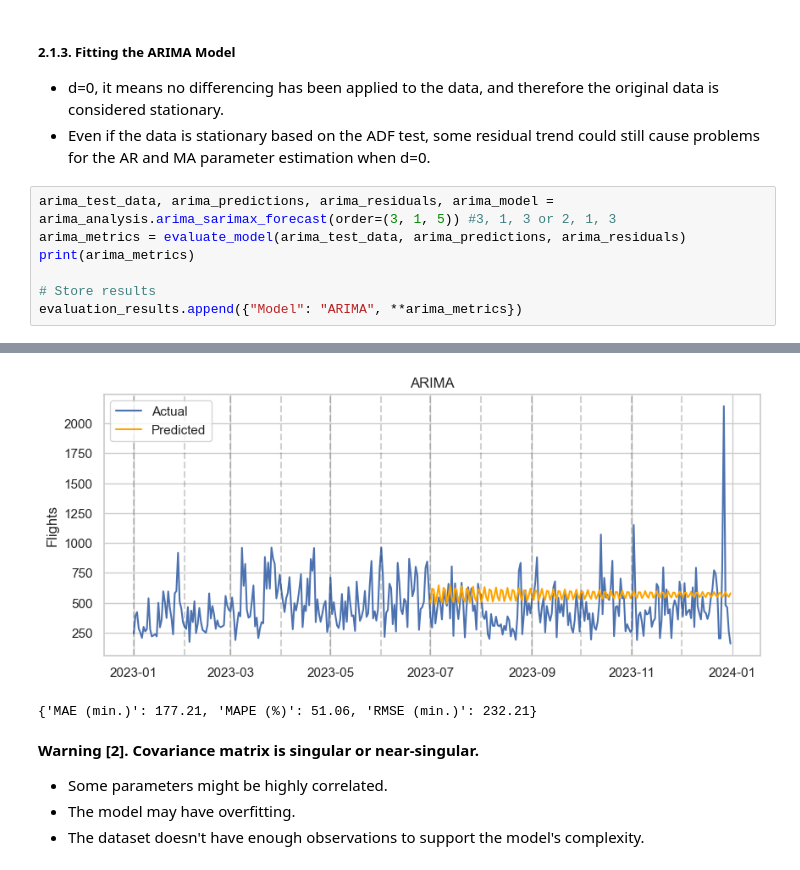
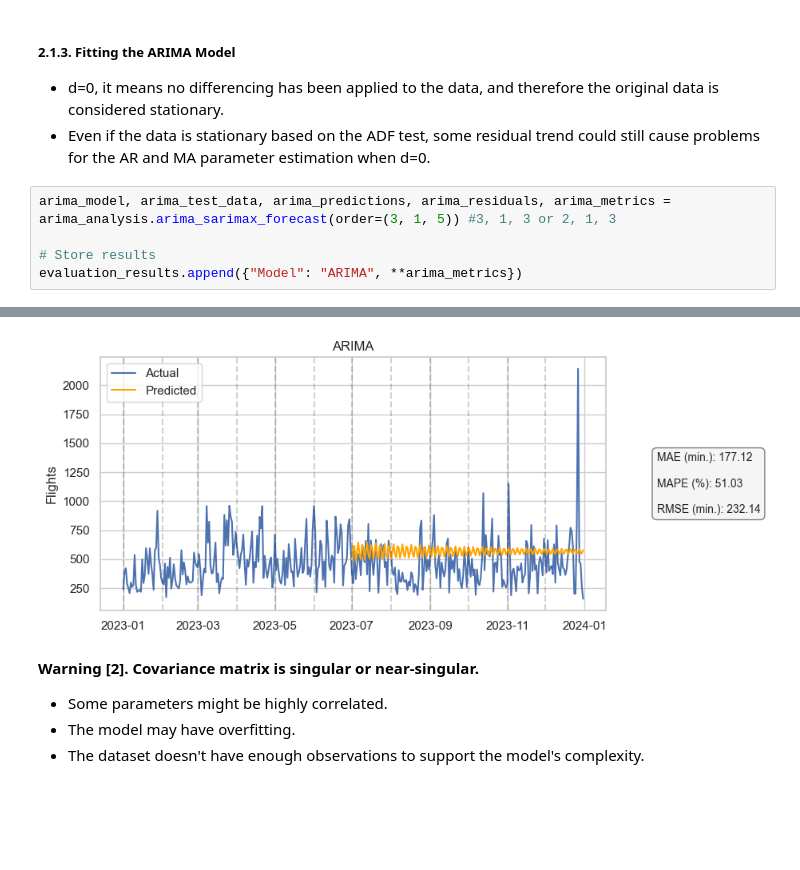
Before and after one commit to DT-Service-Consulting/avstats, a Jupyter notebook: avstats/AvStats_ML.ipynb, the cells around one changed output, grey strips where cells are left out. Saved outputs shown, nothing was run; the diff lists cells and outputs as text; blank space fills up the shorter version.

```diff
--- a/avstats/AvStats_ML.ipynb
+++ b/avstats/AvStats_ML.ipynb
@@ -352,9 +352,7 @@ PACF Plot: This plot shows the partial correlation of the series with its lags,
 * d=0, it means no differencing has been applied to the data, and therefore the original data is considered stationary.
 * Even if the data is stationary based on the ADF test, some residual trend could still cause problems for the AR and MA parameter estimation when d=0.
 # %%
-arima_test_data, arima_predictions, arima_residuals, arima_model = arima_analysis.arima_sarimax_forecast(order=(3, 1, 5)) #3, 1, 3 or 2, 1, 3
-arima_metrics = evaluate_model(arima_test_data, arima_predictions, arima_residuals)
-print(arima_metrics)
+arima_model, arima_test_data, arima_predictions, arima_residuals, arima_metrics = arima_analysis.arima_sarimax_forecast(order=(3, 1, 5)) #3, 1, 3 or 2, 1, 3
 
 # Store results
 evaluation_results.append({"Model": "ARIMA", **arima_metrics})
@@ -368,16 +366,15 @@ Time:                        16:12:09   BIC                           2392.751
 Sample:                    01-01-2023   HQIC                          2375.666
                          - 06-30-2023
 Covariance Type:                  opg
 ==============================================================================
                  coef    std err          z      P>|z|      [0.025      0.975]
 ------------------------------------------------------------------------------
 ... (14 lines left out)
 ===================================================================================
 
 Warnings:
 [1] Covariance matrix calculated using the outer product of gradients (complex-step).
-[figure, old version]
+[figure, new version]
-{'MAE (min.)': 177.21, 'MAPE (%)': 51.06, 'RMSE (min.)': 232.21}
 # %% [markdown]
 **Warning [2]. Covariance matrix is singular or near-singular.**
 * Some parameters might be highly correlated.
```
Also changed, not shown: parts of 8 cells of this notebook, 3 other files.
